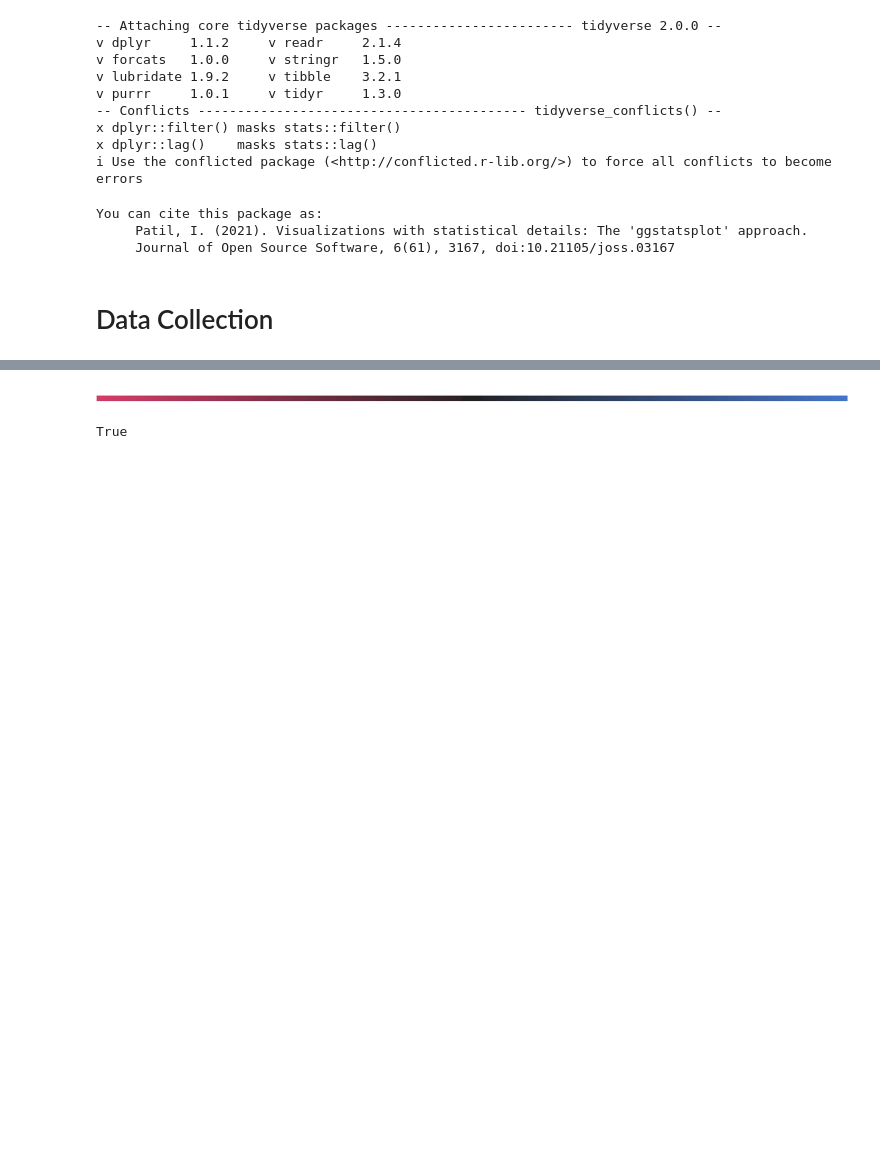
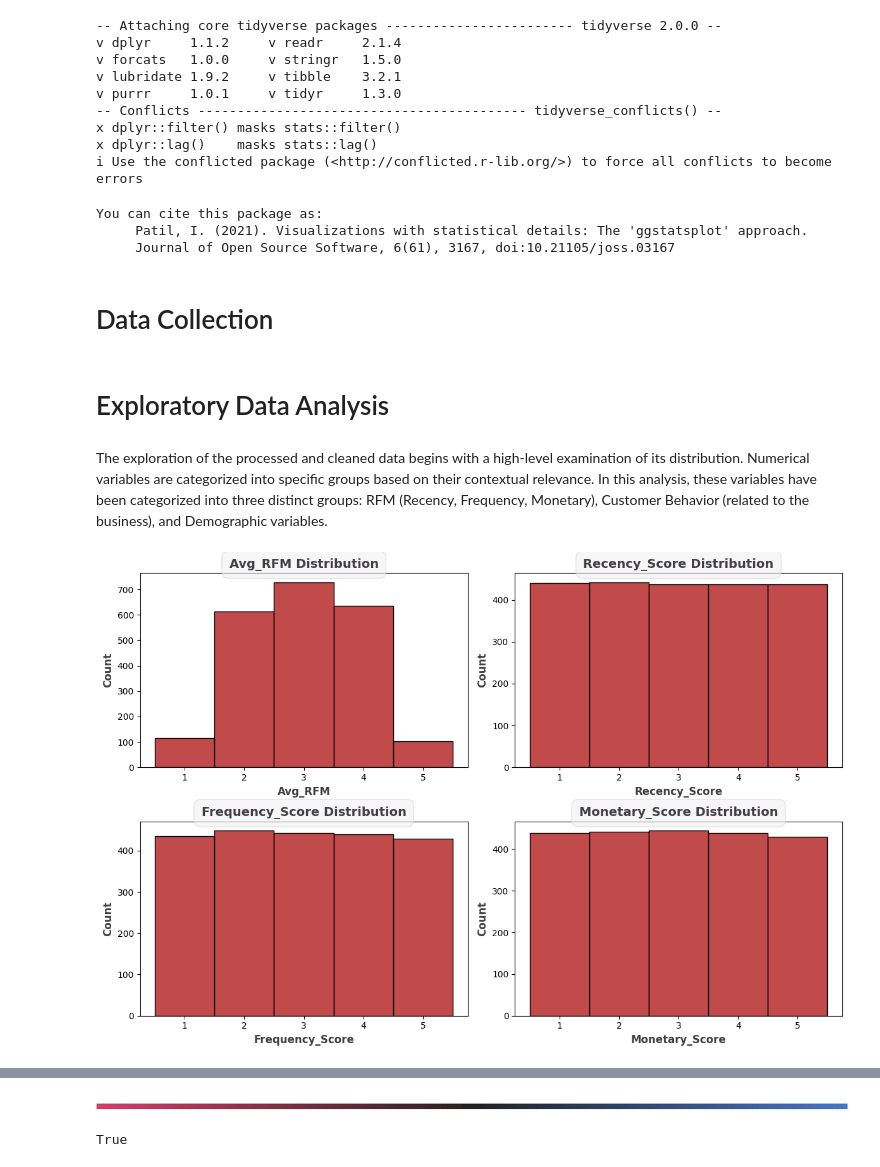
Before and after one commit to ramdhanhdy/DS_Project, a Jupyter notebook: Optimizing Customer Segmentation/RFM Analysis.ipynb, the cells around one changed output, grey strips where cells are left out. Saved outputs shown, nothing was run; the diff lists cells and outputs as text; code cells hidden in the pictures; blank space fills up the shorter version.

```diff
--- a/Optimizing Customer Segmentation/RFM Analysis.ipynb
+++ b/Optimizing Customer Segmentation/RFM Analysis.ipynb
@@ -86,0 +64,4 @@ df['RFM_Segment'] = df.apply(rfm_segments, axis=1)
+# %% [markdown]
+# Exploratory Data Analysis
+# %% [markdown]
+The exploration of the processed and cleaned data begins with a high-level examination of its distribution. Numerical variables are categorized into specific groups based on their contextual relevance. In this analysis, these variables have been categorized into three distinct groups: RFM (Recency, Frequency, Monetary), Customer Behavior (related to the business), and Demographic variables.
@@ -86,0 +103,23 @@ df['RFM_Segment'] = df.apply(rfm_segments, axis=1)
+# %%
+# Create the histograms for numeric discrete data with 2 columns per row
+columns = rfm_vars
+num_cols = len(columns)
+num_rows = math.ceil(num_cols / 2)  # Calculate the number of rows needed
+
+fig, axs = plt.subplots(num_rows, 2, figsize=(12, 4 * num_rows))
+axs = axs.ravel()
+
+for i, column in enumerate(columns):
+    plot_hist_discrete(df, column, f'{column} Distribution', color='#AD0D0D', ax=axs[i])
+
+# Hide any empty subplots
+for i in range(num_cols, num_rows * 2):
+    axs[i].axis('off')
+
+# Adjust layout
+plt.tight_layout()
+
+# Show the plot
+plt.show()
+# %% [output]
+[figure, added]
```
Also changed, not shown: parts of 26 cells of this notebook, 3 other files.
